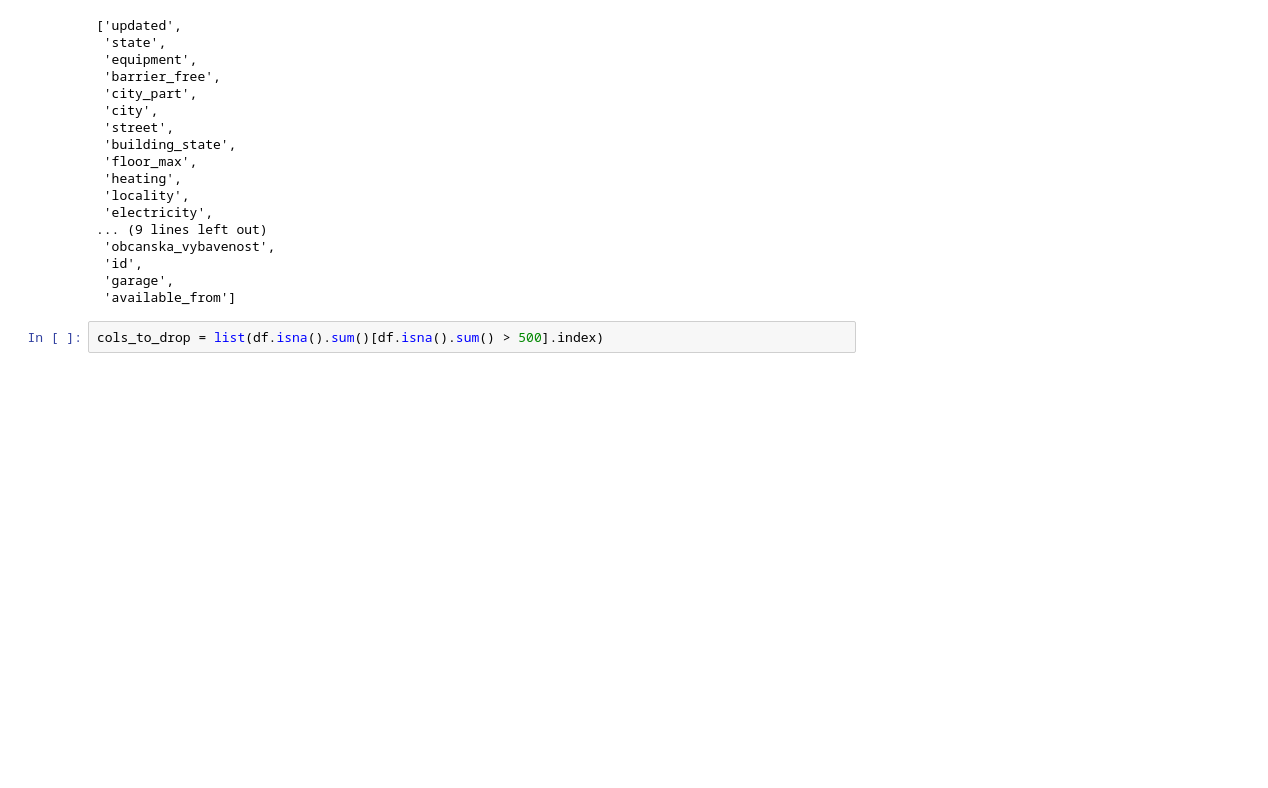
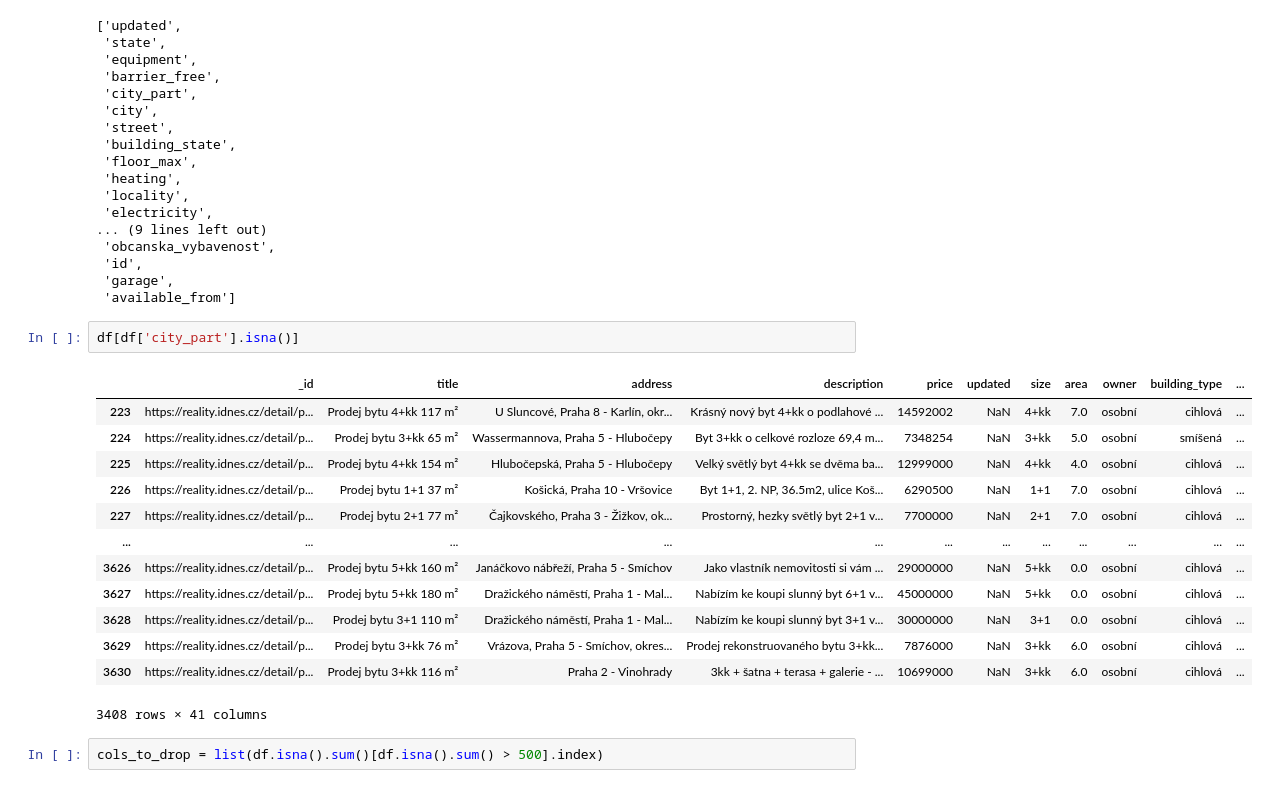
Before and after one commit to cptdom/Tym09_devs, a Jupyter notebook: modelling.ipynb, the cells around one changed output. Saved outputs shown, nothing was run; the diff lists cells and outputs as text; blank space fills up the shorter version.

```diff
--- a/modelling.ipynb
+++ b/modelling.ipynb
@@ -49,6 +49,22 @@ list(df.isna().sum()[df.isna().sum() > 500].index)
  'id',
  'garage',
  'available_from']
+# %%
+df[df['city_part'].isna()]
+# %% [output]
+|  | _id | title | address | description | price | updated | size | area | owner | building_type | ... |
+| 223 | https://reality.idnes.cz/detail/p... | Prodej bytu 4+kk 117 m² | U Sluncové, Praha 8 - Karlín, okr... | Krásný nový byt 4+kk o podlahové ... | 14592002 | NaN | 4+kk | 7.0 | osobní | cihlová | ... |
+| 224 | https://reality.idnes.cz/detail/p... | Prodej bytu 3+kk 65 m² | Wassermannova, Praha 5 - Hlubočepy | Byt 3+kk o celkové rozloze 69,4 m... | 7348254 | NaN | 3+kk | 5.0 | osobní | smíšená | ... |
+| 225 | https://reality.idnes.cz/detail/p... | Prodej bytu 4+kk 154 m² | Hlubočepská, Praha 5 - Hlubočepy | Velký světlý byt 4+kk se dvěma ba... | 12999000 | NaN | 4+kk | 4.0 | osobní | cihlová | ... |
+| 226 | https://reality.idnes.cz/detail/p... | Prodej bytu 1+1 37 m² | Košická, Praha 10 - Vršovice | Byt 1+1, 2. NP, 36.5m2, ulice Koš... | 6290500 | NaN | 1+1 | 7.0 | osobní | cihlová | ... |
+| 227 | https://reality.idnes.cz/detail/p... | Prodej bytu 2+1 77 m² | Čajkovského, Praha 3 - Žižkov, ok... | Prostorný, hezky světlý byt 2+1 v... | 7700000 | NaN | 2+1 | 7.0 | osobní | cihlová | ... |
+| ... | ... | ... | ... | ... | ... | ... | ... | ... | ... | ... | ... |
+| 3626 | https://reality.idnes.cz/detail/p... | Prodej bytu 5+kk 160 m² | Janáčkovo nábřeží, Praha 5 - Smíchov | Jako vlastník nemovitosti si vám ... | 29000000 | NaN | 5+kk | 0.0 | osobní | cihlová | ... |
+| 3627 | https://reality.idnes.cz/detail/p... | Prodej bytu 5+kk 180 m² | Dražického náměstí, Praha 1 - Mal... | Nabízím ke koupi slunný byt 6+1 v... | 45000000 | NaN | 5+kk | 0.0 | osobní | cihlová | ... |
+| 3628 | https://reality.idnes.cz/detail/p... | Prodej bytu 3+1 110 m² | Dražického náměstí, Praha 1 - Mal... | Nabízím ke koupi slunný byt 3+1 v... | 30000000 | NaN | 3+1 | 0.0 | osobní | cihlová | ... |
+| 3629 | https://reality.idnes.cz/detail/p... | Prodej bytu 3+kk 76 m² | Vrázova, Praha 5 - Smíchov, okres... | Prodej rekonstruovaného bytu 3+kk... | 7876000 | NaN | 3+kk | 6.0 | osobní | cihlová | ... |
+| 3630 | https://reality.idnes.cz/detail/p... | Prodej bytu 3+kk 116 m² | Praha 2 - Vinohrady | 3kk + šatna + terasa + galerie - ... | 10699000 | NaN | 3+kk | 6.0 | osobní | cihlová | ... |
+3408 rows × 41 columns
 # %%
 cols_to_drop = list(df.isna().sum()[df.isna().sum() > 500].index)
 # %%
```
